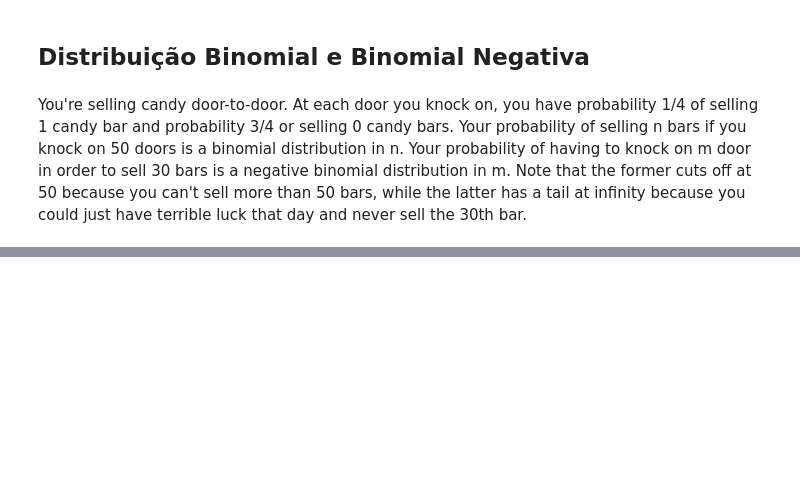
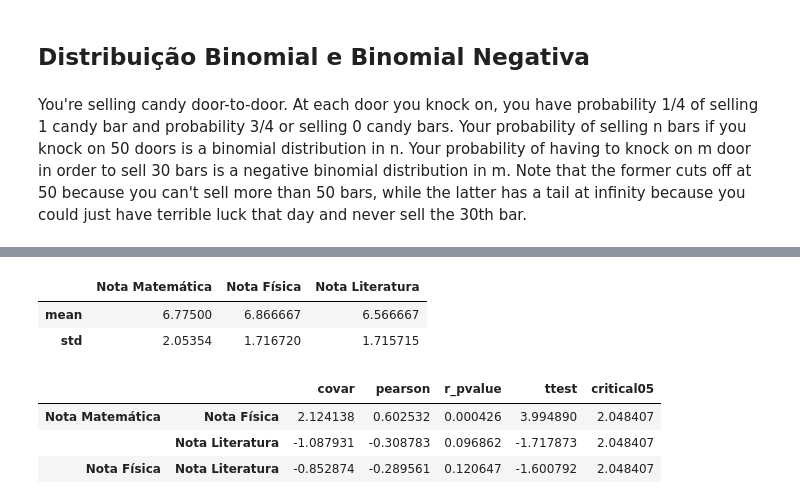
Before and after one commit to joaofauvel/mba-ds, a Jupyter notebook: Fundamentos de Estatística/fundamentos_estatistica.ipynb, the cells around one changed output, grey strips where cells are left out. Drawn from its saved outputs; the diff is of its cells as text; code cells hidden in the pictures; blank space fills up the shorter version.

Commit message:
pearson correlation

```diff
--- a/Fundamentos de Estatística/fundamentos_estatistica.ipynb
+++ b/Fundamentos de Estatística/fundamentos_estatistica.ipynb
@@ -298,0 +343,37 @@ You're selling candy door-to-door. At each door you knock on, you have probabili
+# %%
+corrp_df.agg(['mean','std'])
+# %% [output]
+|  | Nota Matemática | Nota Física | Nota Literatura |
+| mean | 6.77500 | 6.866667 | 6.566667 |
+| std | 2.05354 | 1.716720 | 1.715715 |
+# %%
+col_comb = list(combinations(corrp_df.columns, 2))
+# %%
+def corr_pvalue(a: np.ndarray, b: np.ndarray) -> float:
+    pvalue = stats.pearsonr(a, b).pvalue
+    return pvalue
+# %%
+def matrix_unstack_filt(
+    df: pd.DataFrame,
+    matrix: typing.Callable,
+    filt: typing.Iterable,
+    **matrix_kwargs) -> pd.DataFrame:
+    return df.pipe(matrix, **matrix_kwargs).unstack().loc[filt]
+# %%
+unstack_filt_corrp = partial(matrix_unstack_filt, df=corrp_df, filt=col_comb)
+# %%
+(
+    pd.DataFrame(index=pd.MultiIndex.from_tuples(col_comb))
+    .assign(
+        covar=unstack_filt_corrp(matrix=pd.DataFrame.cov),
+        pearson=unstack_filt_corrp(matrix=pd.DataFrame.corr),
+        r_pvalue=unstack_filt_corrp(matrix=partial(pd.DataFrame.corr, method=corr_pvalue)),
+        ttest=lambda df: ttest_corr(r=df.pearson, n=30),
+        critical05=lambda df: stats.t.isf(0.05/2, 28),
+    )
+)
+# %% [output]
+|  |  | covar | pearson | r_pvalue | ttest | critical05 |
+| Nota Matemática | Nota Física | 2.124138 | 0.602532 | 0.000426 | 3.994890 | 2.048407 |
+|  | Nota Literatura | -1.087931 | -0.308783 | 0.096862 | -1.717873 | 2.048407 |
+| Nota Física | Nota Literatura | -0.852874 | -0.289561 | 0.120647 | -1.600792 | 2.048407 |
```
Also changed, not shown: parts of 13 cells of this notebook.
